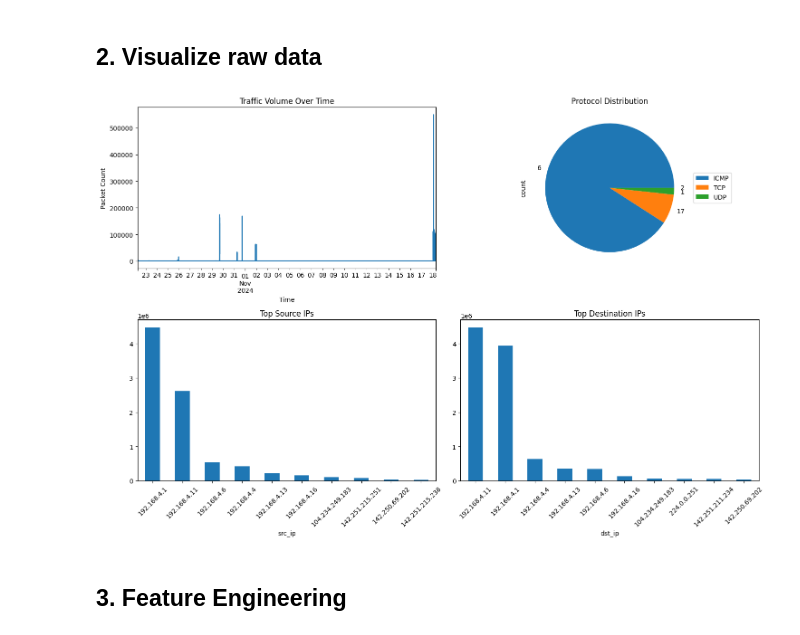
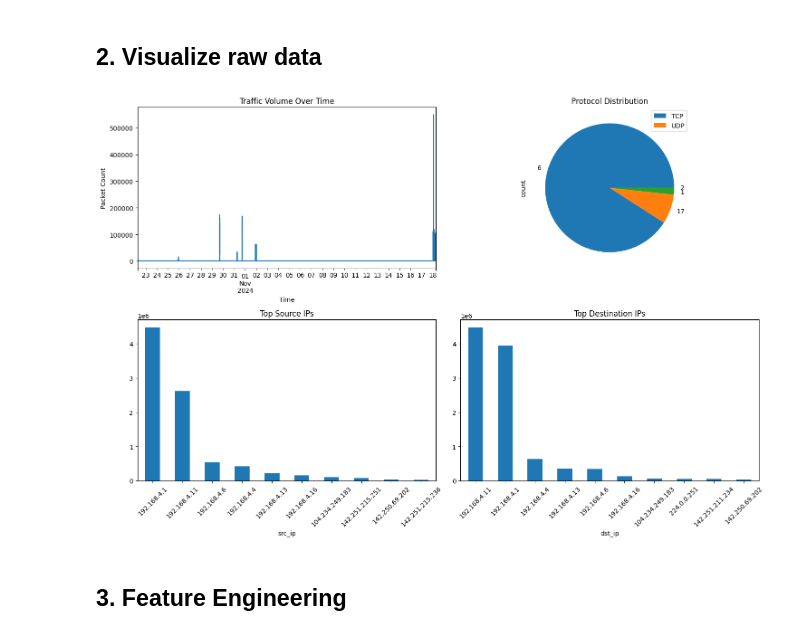
Before and after one commit to dogrod/quadcopter-research, a Jupyter notebook: ML/wifi.ipynb, the cells around one changed output. Drawn from its saved outputs; the diff is of its cells as text; code cells hidden in the pictures.

```diff
--- a/ML/wifi.ipynb
+++ b/ML/wifi.ipynb
@@ -149,34 +156,35 @@ def plot_traffic_analysis(df):
     plt.ylabel('Packet Count')
 
     # Protocol distribution
     plt.subplot(2, 2, 2)
     df['protocol'].value_counts().plot(kind='pie')
     # Add legend with protocol names
-    plt.legend(['ICMP', 'TCP', 'UDP'], loc='center left', bbox_to_anchor=(1, 0.5))
+    legend_labels = df['protocol'].map({6: 'TCP', 17: 'UDP'})
+    plt.legend(legend_labels.value_counts().index)
     plt.title('Protocol Distribution')
 
     # Packet size distribution
     # plt.subplot(2, 2, 3)
     # sns.histplot(df['size'], bins=50)
     # plt.title('Packet Size Distribution')
 
     # Top source IPs
     plt.subplot(2, 2, 3)
     df['src_ip'].value_counts().head(10).plot(kind='bar')
     plt.title('Top Source IPs')
     plt.xticks(rotation=45)
 
     # Top destination IPs
     plt.subplot(2, 2,4)
     df['dst_ip'].value_counts().head(10).plot(kind='bar')
     plt.title('Top Destination IPs')
     plt.xticks(rotation=45)
 
     plt.tight_layout()
     plt.show()
 
 plot_traffic_analysis(df)
 # %% [output]
-[figure, old version]
+[figure, new version]
 # %% [markdown]
 ## 3. Feature Engineering
```
Also changed, not shown: parts of 15 cells of this notebook, 4 other files.
